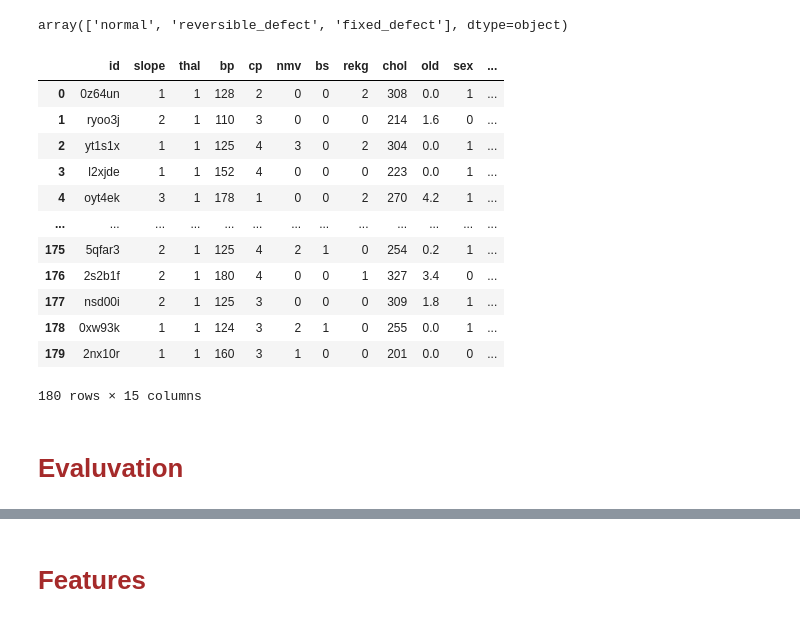
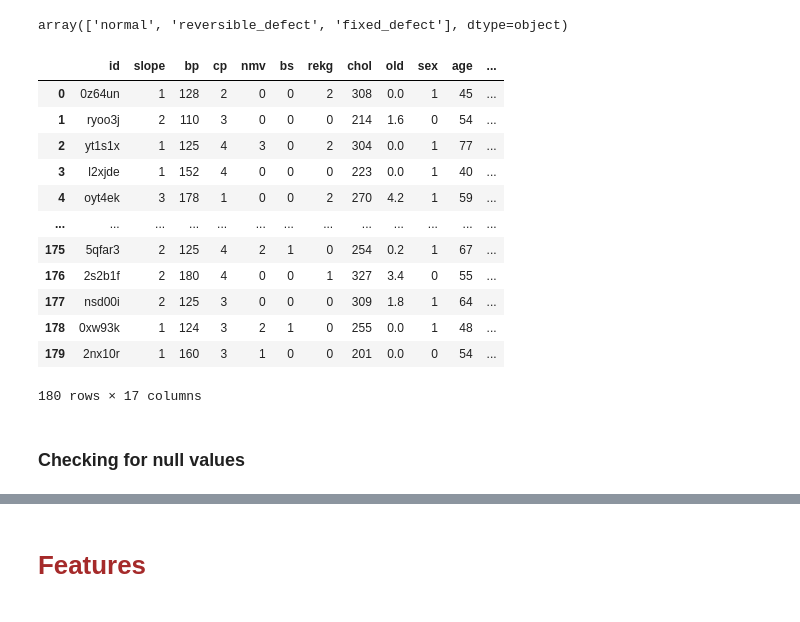
Before and after one commit to Radbanks/Heart-Disease-Prediction, a Jupyter notebook: Heart Disease Prediction.ipynb, the cells around one changed output, grey strips where cells are left out. Saved outputs shown, nothing was run; the diff lists cells and outputs as text; code cells hidden in the pictures.

```diff
--- a/Heart Disease Prediction.ipynb
+++ b/Heart Disease Prediction.ipynb
@@ -131,29 +149,24 @@ df.head()
 df['thal'].unique()
 # %% [output]
 array(['normal', 'reversible_defect', 'fixed_defect'], dtype=object)
-# %%
-for data in df.thal:
-    if data == 'normal' :
-        df.thal= 1
-    elif data == 'reversible_defect' :
-        df.thal= 2
-    else :
-        df.thal= 3
+# %%
+df_dummies = pd.get_dummies(df, prefix='Rank', prefix_sep='_', columns=['thal'])
 # %%
+df = df_dummies
 df
 # %% [output]
-|  | id | slope | thal | bp | cp | nmv | bs | rekg | chol | old | sex | ... |
-| 0 | 0z64un | 1 | 1 | 128 | 2 | 0 | 0 | 2 | 308 | 0.0 | 1 | ... |
-| 1 | ryoo3j | 2 | 1 | 110 | 3 | 0 | 0 | 0 | 214 | 1.6 | 0 | ... |
-| 2 | yt1s1x | 1 | 1 | 125 | 4 | 3 | 0 | 2 | 304 | 0.0 | 1 | ... |
-| 3 | l2xjde | 1 | 1 | 152 | 4 | 0 | 0 | 0 | 223 | 0.0 | 1 | ... |
-| 4 | oyt4ek | 3 | 1 | 178 | 1 | 0 | 0 | 2 | 270 | 4.2 | 1 | ... |
+|  | id | slope | bp | cp | nmv | bs | rekg | chol | old | sex | age | ... |
+| 0 | 0z64un | 1 | 128 | 2 | 0 | 0 | 2 | 308 | 0.0 | 1 | 45 | ... |
+| 1 | ryoo3j | 2 | 110 | 3 | 0 | 0 | 0 | 214 | 1.6 | 0 | 54 | ... |
+| 2 | yt1s1x | 1 | 125 | 4 | 3 | 0 | 2 | 304 | 0.0 | 1 | 77 | ... |
+| 3 | l2xjde | 1 | 152 | 4 | 0 | 0 | 0 | 223 | 0.0 | 1 | 40 | ... |
+| 4 | oyt4ek | 3 | 178 | 1 | 0 | 0 | 2 | 270 | 4.2 | 1 | 59 | ... |
 | ... | ... | ... | ... | ... | ... | ... | ... | ... | ... | ... | ... | ... |
-| 175 | 5qfar3 | 2 | 1 | 125 | 4 | 2 | 1 | 0 | 254 | 0.2 | 1 | ... |
-| 176 | 2s2b1f | 2 | 1 | 180 | 4 | 0 | 0 | 1 | 327 | 3.4 | 0 | ... |
-| 177 | nsd00i | 2 | 1 | 125 | 3 | 0 | 0 | 0 | 309 | 1.8 | 1 | ... |
-| 178 | 0xw93k | 1 | 1 | 124 | 3 | 2 | 1 | 0 | 255 | 0.0 | 1 | ... |
-| 179 | 2nx10r | 1 | 1 | 160 | 3 | 1 | 0 | 0 | 201 | 0.0 | 0 | ... |
+| 175 | 5qfar3 | 2 | 125 | 4 | 2 | 1 | 0 | 254 | 0.2 | 1 | 67 | ... |
+| 176 | 2s2b1f | 2 | 180 | 4 | 0 | 0 | 1 | 327 | 3.4 | 0 | 55 | ... |
+| 177 | nsd00i | 2 | 125 | 3 | 0 | 0 | 0 | 309 | 1.8 | 1 | 64 | ... |
+| 178 | 0xw93k | 1 | 124 | 3 | 2 | 1 | 0 | 255 | 0.0 | 1 | 48 | ... |
+| 179 | 2nx10r | 1 | 160 | 3 | 1 | 0 | 0 | 201 | 0.0 | 0 | 54 | ... |
-180 rows × 15 columns
+180 rows × 17 columns
-# %% [markdown]
-# <font color = 'Brown'> Evaluvation <font>
+# %% [markdown]
+### Checking for null values
```
Also changed, not shown: parts of 26 cells of this notebook.
